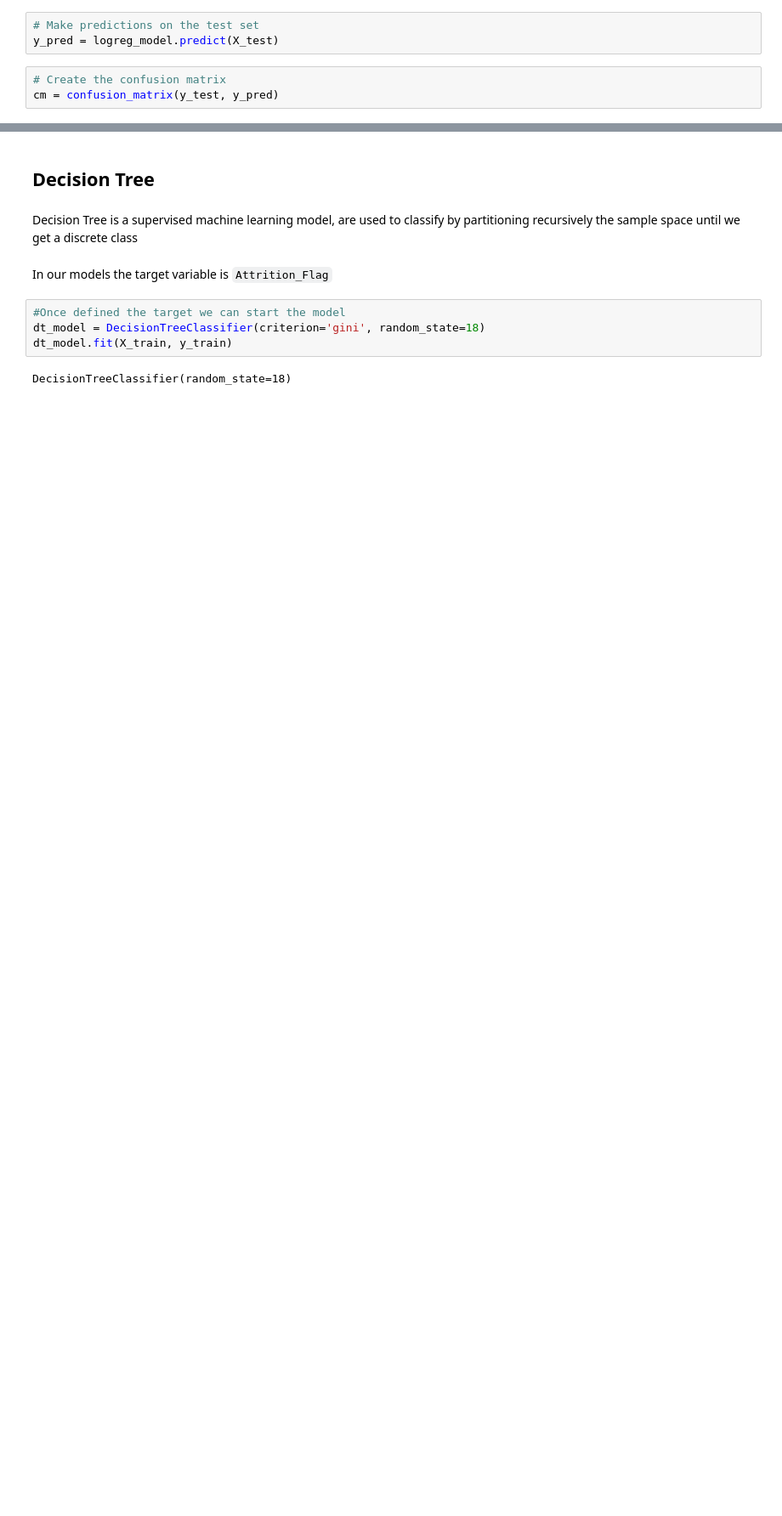
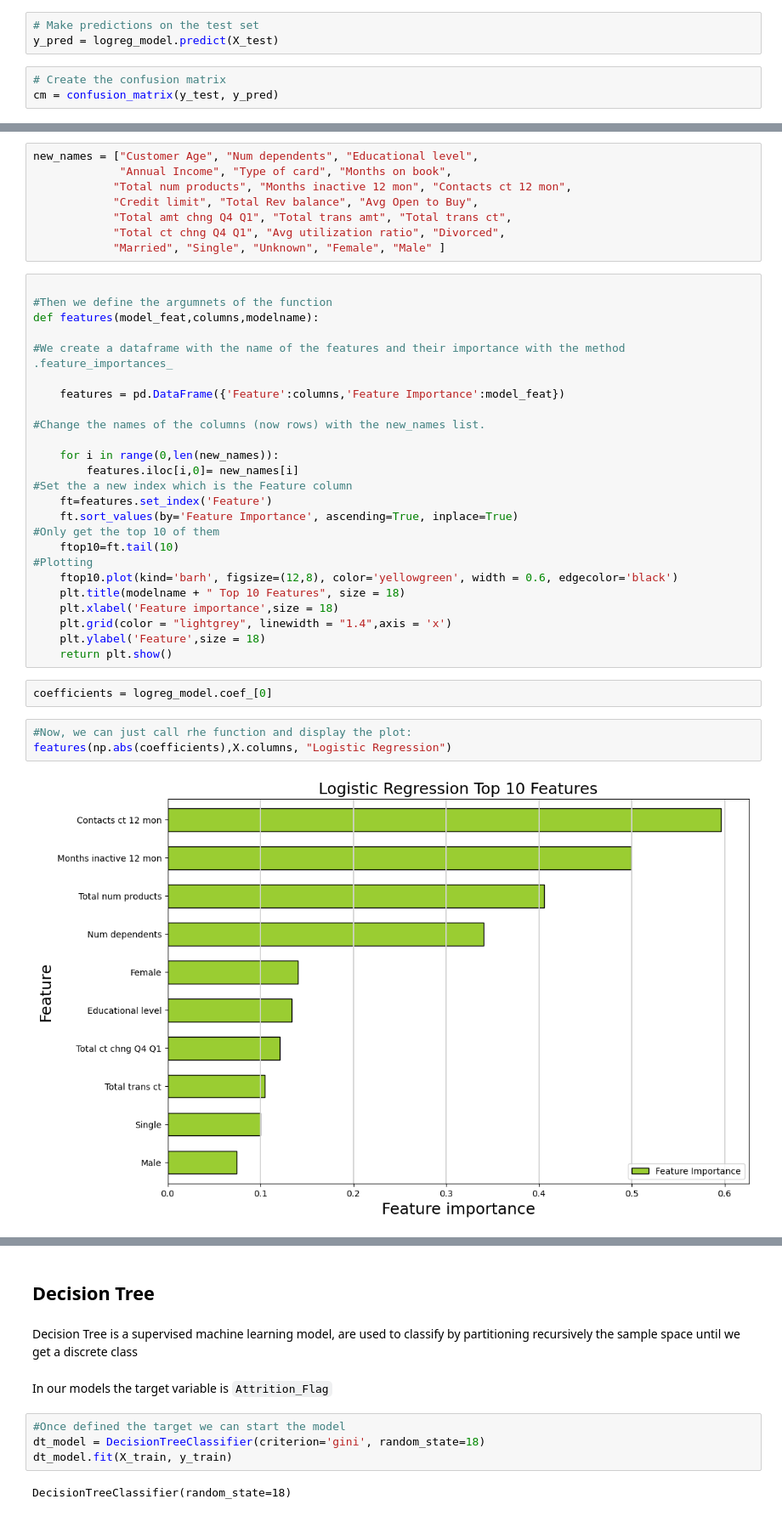
Before and after one commit to PaolaMalagon/Churn-Prediction-G2, a Jupyter notebook: Churn-Prediction-G2.ipynb, the cells around one changed output, grey strips where cells are left out. Shown at 85% size. Cells and saved outputs as stored; diff of their text form; blank space fills up the shorter version.

Commit message:
Fixing and plot

```diff
--- a/Churn-Prediction-G2.ipynb
+++ b/Churn-Prediction-G2.ipynb
@@ -742,3 +713,43 @@ print(feature_importance)
+# %%
+new_names = ["Customer Age", "Num dependents", "Educational level",
+             "Annual Income", "Type of card", "Months on book",
+            "Total num products", "Months inactive 12 mon", "Contacts ct 12 mon",
+            "Credit limit", "Total Rev balance", "Avg Open to Buy",
+            "Total amt chng Q4 Q1", "Total trans amt", "Total trans ct",
+            "Total ct chng Q4 Q1", "Avg utilization ratio", "Divorced",
+            "Married", "Single", "Unknown", "Female", "Male" ]
+# %%
+
+#Then we define the argumnets of the function
+def features(model_feat,columns,modelname):
+
+#We create a dataframe with the name of the features and their importance with the method .feature_importances_
+
+    features = pd.DataFrame({'Feature':columns,'Feature Importance':model_feat})
+
+#Change the names of the columns (now rows) with the new_names list.
+
+    for i in range(0,len(new_names)):
+        features.iloc[i,0]= new_names[i]
+#Set the a new index which is the Feature column
+    ft=features.set_index('Feature')
+    ft.sort_values(by='Feature Importance', ascending=True, inplace=True)
+#Only get the top 10 of them
+    ftop10=ft.tail(10)
+#Plotting
+    ftop10.plot(kind='barh', figsize=(12,8), color='yellowgreen', width = 0.6, edgecolor='black')
+    plt.title(modelname + " Top 10 Features", size = 18)
+    plt.xlabel('Feature importance',size = 18)
+    plt.grid(color = "lightgrey", linewidth = "1.4",axis = 'x')
+    plt.ylabel('Feature',size = 18)
+    return plt.show()
+# %%
+coefficients = logreg_model.coef_[0]
+# %%
+#Now, we can just call rhe function and display the plot:
+features(np.abs(coefficients),X.columns, "Logistic Regression")
+# %% [output]
+[figure, added]
 # %% [markdown]
 <a id="dt"></a>
 # %% [markdown]
```
Also changed, not shown: parts of 42 cells of this notebook.
